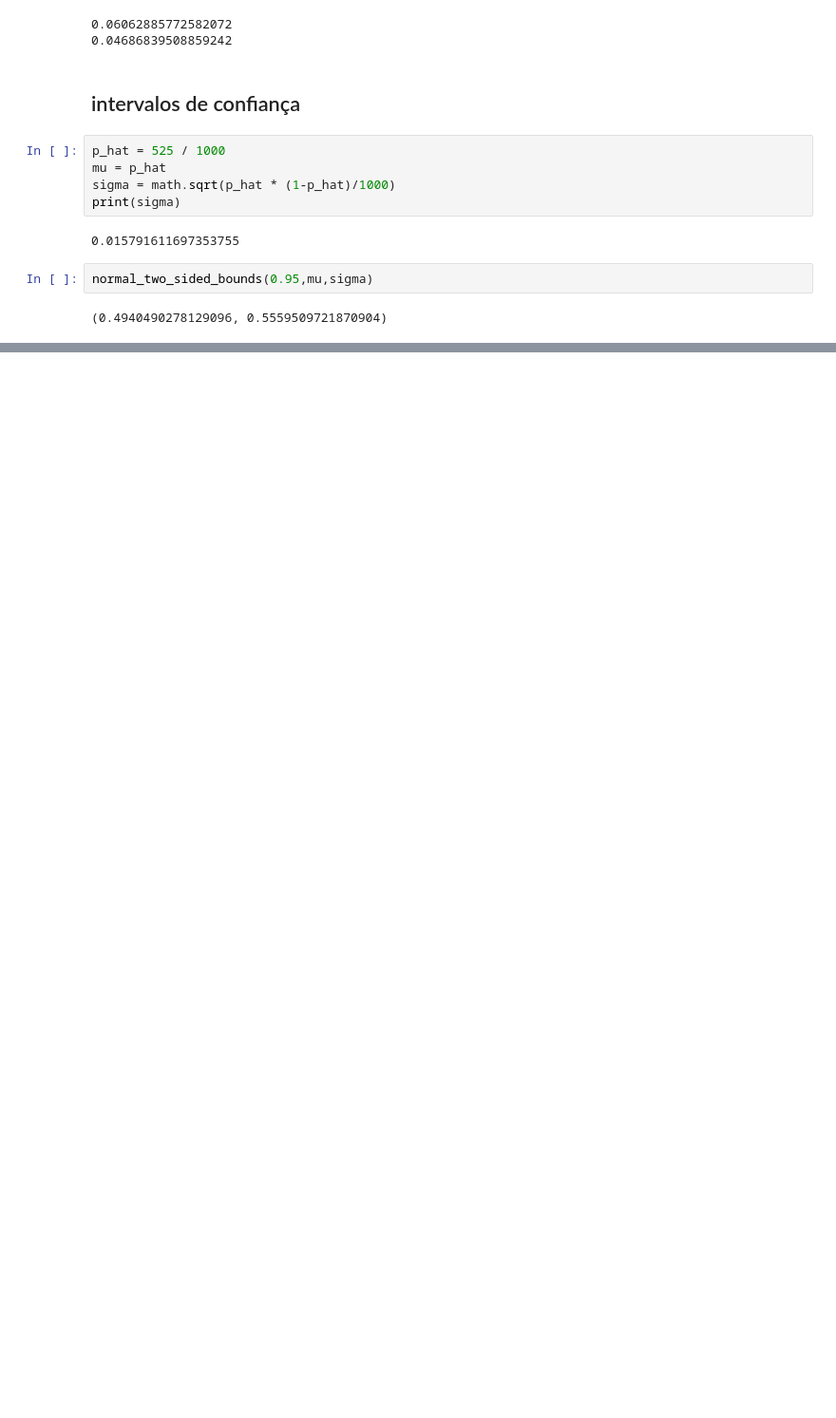
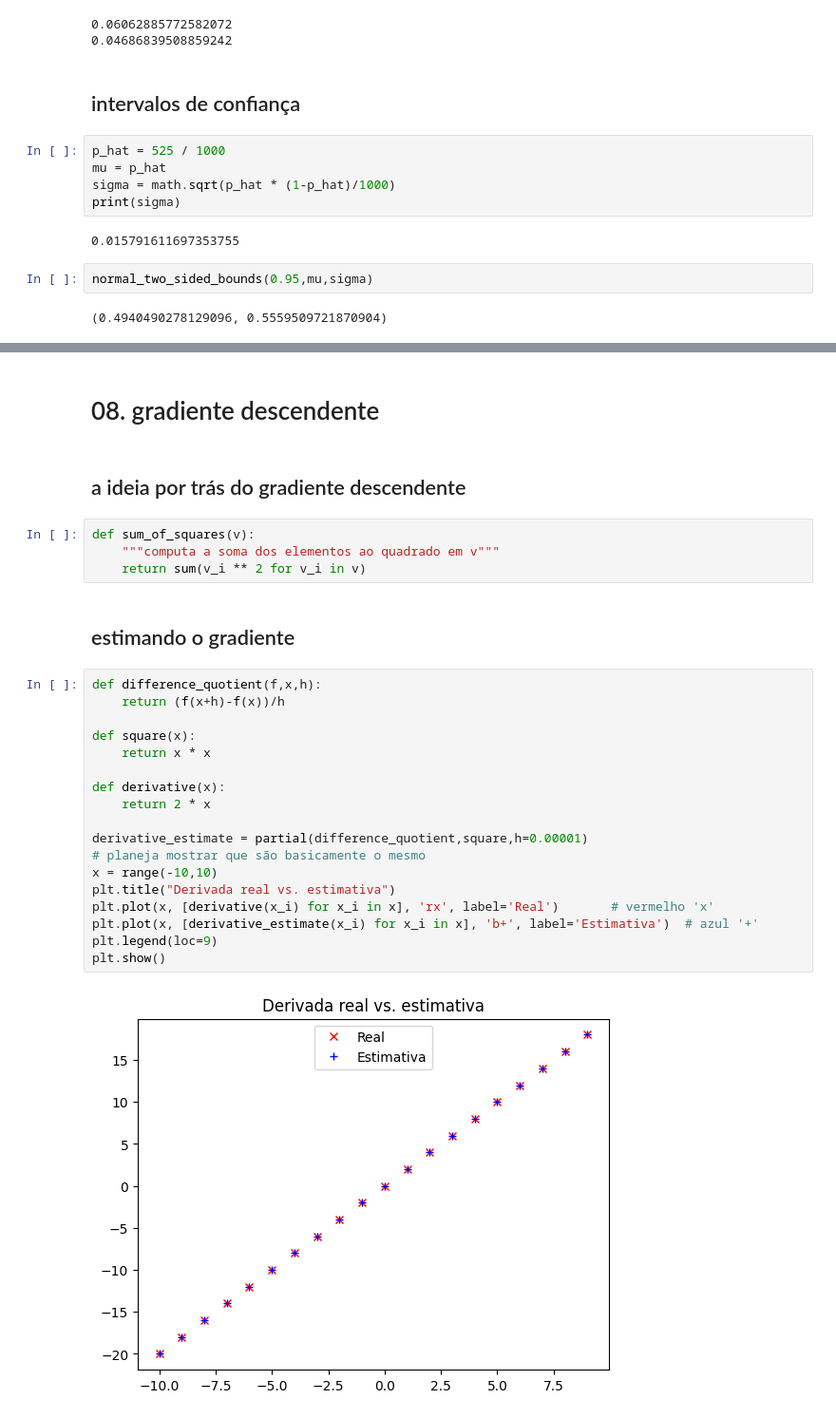
Before and after one commit to fabiodm7/dataScience, a Jupyter notebook: DatascienceDoZero/DatascienceDoZero.ipynb, the cells around one changed output, grey strips where cells are left out. Shown at 95% size. Saved outputs shown, nothing was run; the diff lists cells and outputs as text; blank space fills up the shorter version.

```diff
--- a/DatascienceDoZero/DatascienceDoZero.ipynb
+++ b/DatascienceDoZero/DatascienceDoZero.ipynb
@@ -918,0 +988,30 @@ normal_two_sided_bounds(0.95,mu,sigma)
+# %% [markdown]
+# 08. gradiente descendente
+# %% [markdown]
+## a ideia por trás do gradiente descendente
+# %%
+def sum_of_squares(v):
+    """computa a soma dos elementos ao quadrado em v"""
+    return sum(v_i ** 2 for v_i in v)
+# %% [markdown]
+## estimando o gradiente
+# %%
+def difference_quotient(f,x,h):
+    return (f(x+h)-f(x))/h
+
+def square(x):
+    return x * x
+
+def derivative(x):
+    return 2 * x
+
+derivative_estimate = partial(difference_quotient,square,h=0.00001)
+# planeja mostrar que são basicamente o mesmo
+x = range(-10,10)
+plt.title("Derivada real vs. estimativa")
+plt.plot(x, [derivative(x_i) for x_i in x], 'rx', label='Real')       # vermelho 'x'
+plt.plot(x, [derivative_estimate(x_i) for x_i in x], 'b+', label='Estimativa')  # azul '+'
+plt.legend(loc=9)
+plt.show()
+# %% [output]
+[figure, added]
```
Also changed, not shown: parts of 37 cells of this notebook, 1 other file.
